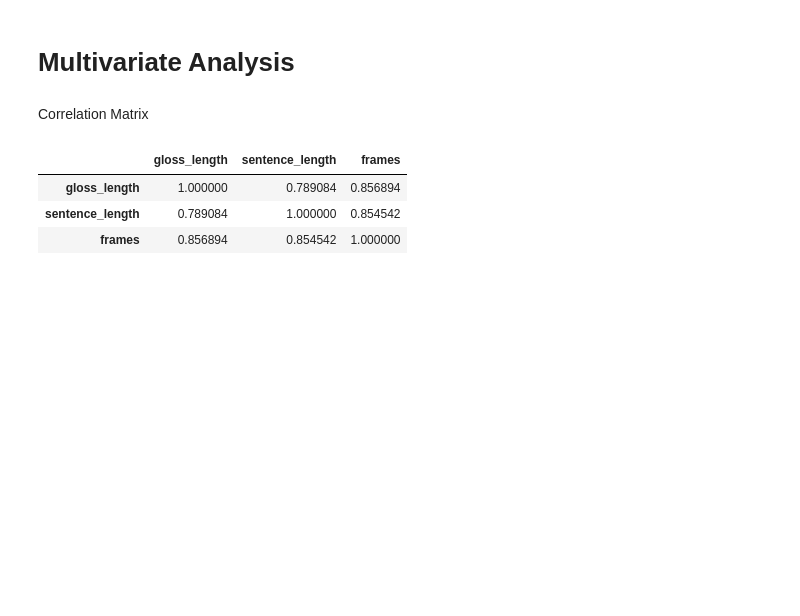
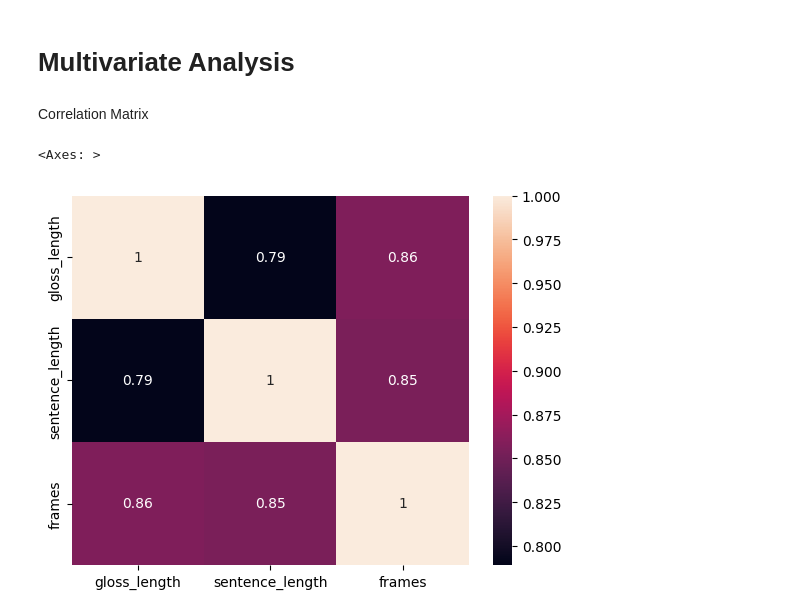
Before and after one commit to AlexPham0209/asl-cnn-transformer, a Jupyter notebook: asl_research/data/exploration.ipynb, the cells around one changed output. Cells and saved outputs as stored; diff of their text form; code cells hidden in the pictures; blank space fills up the shorter version.

```diff
--- a/asl_research/data/exploration.ipynb
+++ b/asl_research/data/exploration.ipynb
@@ -159,14 +160,13 @@ plt.show()
 [figure]
 # %% [markdown]
 # Multivariate Analysis
+# %%
+m_df = pd.DataFrame({'gloss_length': gloss_lengths, 'sentence_length': text_lengths, 'frames': frames})
 # %% [markdown]
 Correlation Matrix
 # %%
-corr_df = pd.DataFrame({'gloss_length': gloss_lengths, 'sentence_length': text_lengths, 'frames': frames})
-corr = corr_df.corr()
-corr.style.background_gradient(cmap='coolwarm')
+corr = m_df.corr()
+seaborn.heatmap(corr, annot=True)
 # %% [output]
-|  | gloss_length | sentence_length | frames |
-| gloss_length | 1.000000 | 0.789084 | 0.856894 |
-| sentence_length | 0.789084 | 1.000000 | 0.854542 |
-| frames | 0.856894 | 0.854542 | 1.000000 |
+<Axes: >
+[figure, added]
```
Also changed, not shown: parts of 3 cells of this notebook.
